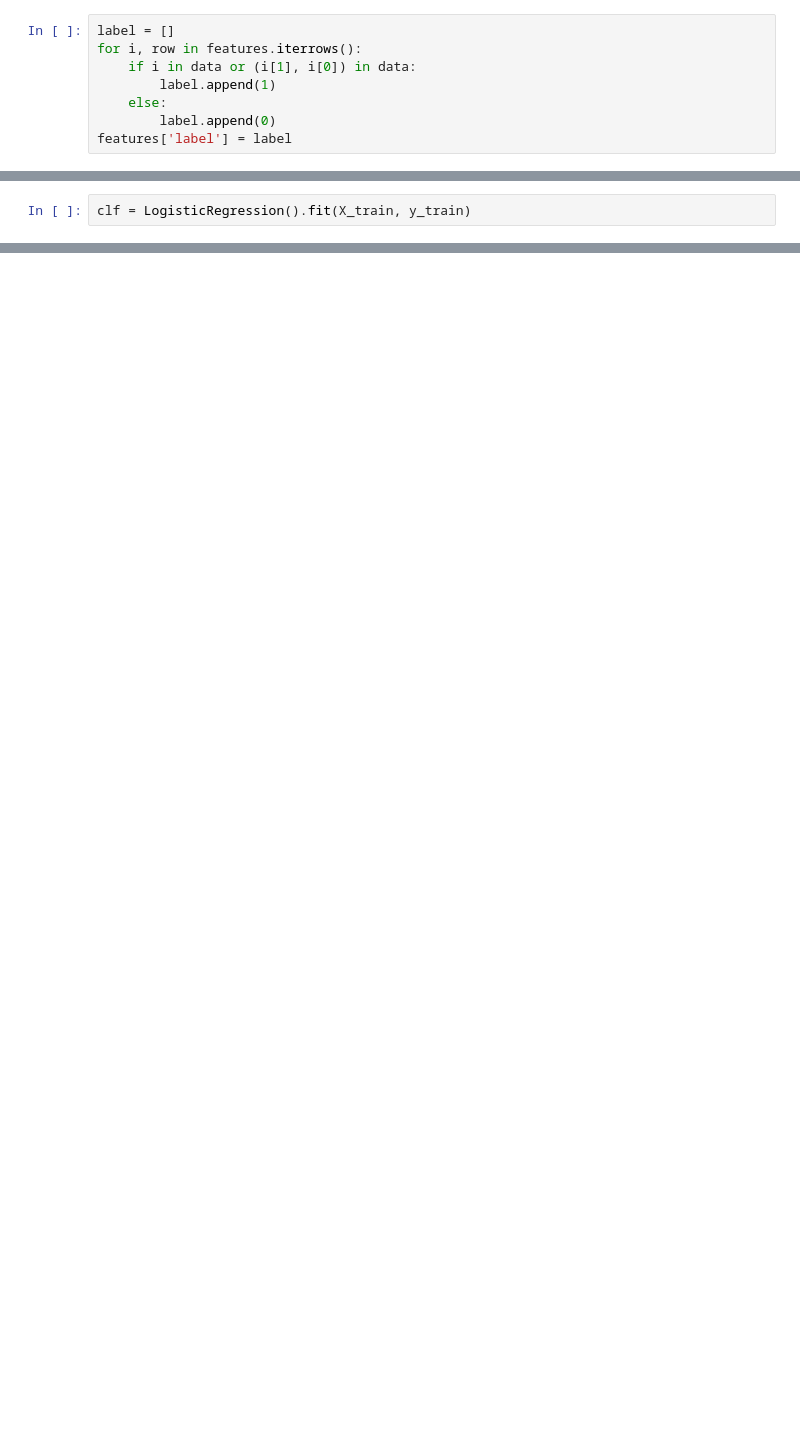
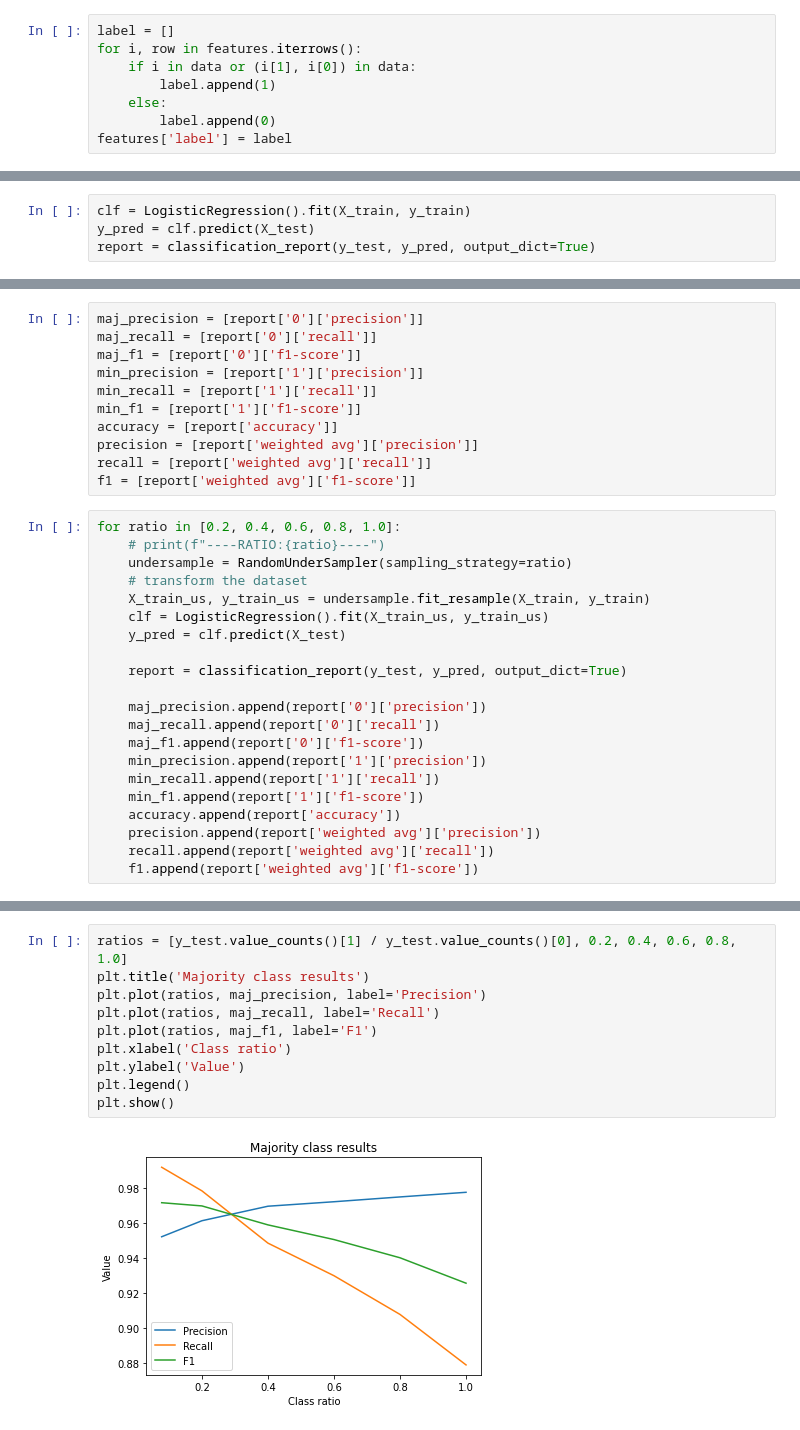
Before and after one commit to reluzita/LU-SNACS, a Jupyter notebook: test.ipynb, the cells around one changed output, grey strips where cells are left out. Cells and saved outputs as stored; diff of their text form; blank space fills up the shorter version.

```diff
--- a/test.ipynb
+++ b/test.ipynb
@@ -76,2 +109,4 @@ X_train, X_test, y_train, y_test = train_test_split(features[['degree_i', 'degre
 # %%
 clf = LogisticRegression().fit(X_train, y_train)
+y_pred = clf.predict(X_test)
+report = classification_report(y_test, y_pred, output_dict=True)
@@ -90,0 +117,32 @@ weighted avg       0.97      0.98      0.97     50443
+# %%
+maj_precision = [report['0']['precision']]
+maj_recall = [report['0']['recall']]
+maj_f1 = [report['0']['f1-score']]
+min_precision = [report['1']['precision']]
+min_recall = [report['1']['recall']]
+min_f1 = [report['1']['f1-score']]
+accuracy = [report['accuracy']]
+precision = [report['weighted avg']['precision']]
+recall = [report['weighted avg']['recall']]
+f1 = [report['weighted avg']['f1-score']]
+# %%
+for ratio in [0.2, 0.4, 0.6, 0.8, 1.0]:
+    # print(f"----RATIO:{ratio}----")
+    undersample = RandomUnderSampler(sampling_strategy=ratio)
+    # transform the dataset
+    X_train_us, y_train_us = undersample.fit_resample(X_train, y_train)
+    clf = LogisticRegression().fit(X_train_us, y_train_us)
+    y_pred = clf.predict(X_test)
+
+    report = classification_report(y_test, y_pred, output_dict=True)
+
+    maj_precision.append(report['0']['precision'])
+    maj_recall.append(report['0']['recall'])
+    maj_f1.append(report['0']['f1-score'])
+    min_precision.append(report['1']['precision'])
+    min_recall.append(report['1']['recall'])
+    min_f1.append(report['1']['f1-score'])
+    accuracy.append(report['accuracy'])
+    precision.append(report['weighted avg']['precision'])
+    recall.append(report['weighted avg']['recall'])
+    f1.append(report['weighted avg']['f1-score'])
@@ -90,0 +166,12 @@ weighted avg       0.97      0.98      0.97     50443
+# %%
+ratios = [y_test.value_counts()[1] / y_test.value_counts()[0], 0.2, 0.4, 0.6, 0.8, 1.0]
+plt.title('Majority class results')
+plt.plot(ratios, maj_precision, label='Precision')
+plt.plot(ratios, maj_recall, label='Recall')
+plt.plot(ratios, maj_f1, label='F1')
+plt.xlabel('Class ratio')
+plt.ylabel('Value')
+plt.legend()
+plt.show()
+# %% [output]
+[figure, added]
```
Also changed, not shown: parts of 23 cells of this notebook, 4 other files.
